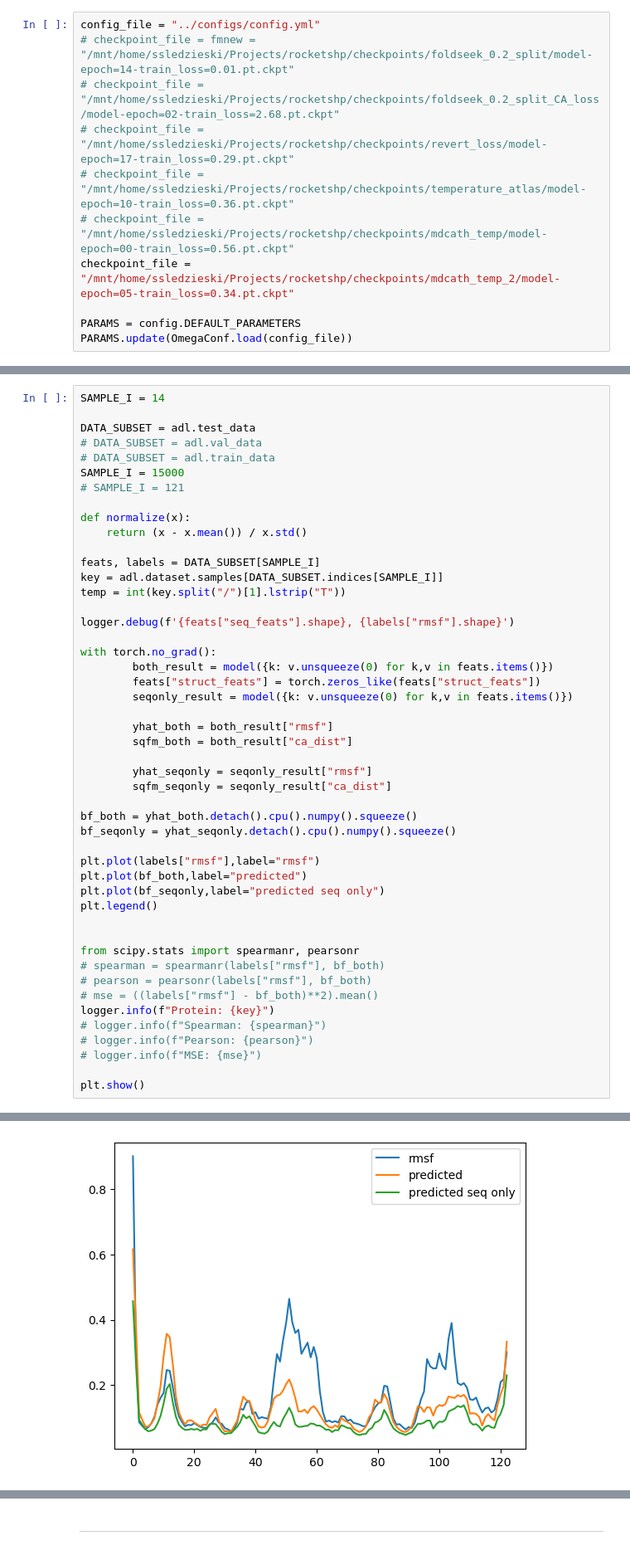
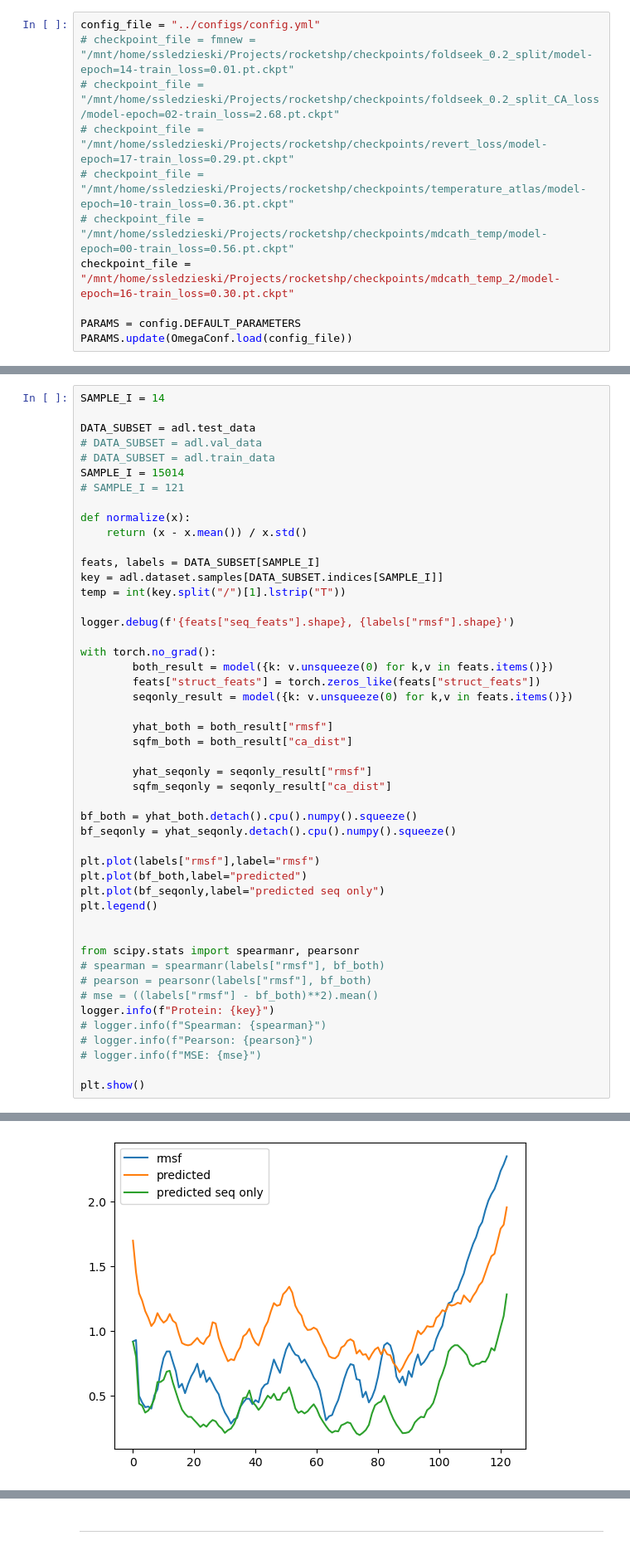
Before and after one commit to flatironinstitute/RocketSHP, a Jupyter notebook: notebooks/2.1_evaluate_model_mdcath.ipynb, the cells around one changed output, grey strips where cells are left out. Shown at 83% size. Cells and saved outputs as stored; diff of their text form.

Commit message:
gen correlation mdcath

```diff
--- a/notebooks/2.1_evaluate_model_mdcath.ipynb
+++ b/notebooks/2.1_evaluate_model_mdcath.ipynb
@@ -22,7 +22,7 @@ config_file = "../configs/config.yml"
 # checkpoint_file = "/mnt/home/ssledzieski/Projects/rocketshp/checkpoints/revert_loss/model-epoch=17-train_loss=0.29.pt.ckpt"
 # checkpoint_file = "/mnt/home/ssledzieski/Projects/rocketshp/checkpoints/temperature_atlas/model-epoch=10-train_loss=0.36.pt.ckpt"
 # checkpoint_file = "/mnt/home/ssledzieski/Projects/rocketshp/checkpoints/mdcath_temp/model-epoch=00-train_loss=0.56.pt.ckpt"
-checkpoint_file = "/mnt/home/ssledzieski/Projects/rocketshp/checkpoints/mdcath_temp_2/model-epoch=05-train_loss=0.34.pt.ckpt"
+checkpoint_file = "/mnt/home/ssledzieski/Projects/rocketshp/checkpoints/mdcath_temp_2/model-epoch=16-train_loss=0.30.pt.ckpt"
 
 PARAMS = config.DEFAULT_PARAMETERS
 PARAMS.update(OmegaConf.load(config_file))
@@ -54,7 +54,7 @@ SAMPLE_I = 14
 DATA_SUBSET = adl.test_data
 # DATA_SUBSET = adl.val_data
 # DATA_SUBSET = adl.train_data
-SAMPLE_I = 15000
+SAMPLE_I = 15014
 # SAMPLE_I = 121
 
 def normalize(x):
@@ -102,4 +102,4 @@ plt.show()
-[figure, old version]
+[figure, new version]
 # %%
 pdb_code, temp, rep = key.split("/")
 temp = temp.lstrip("T")
```
Also changed, not shown: parts of 5 cells of this notebook, 9 other files.
